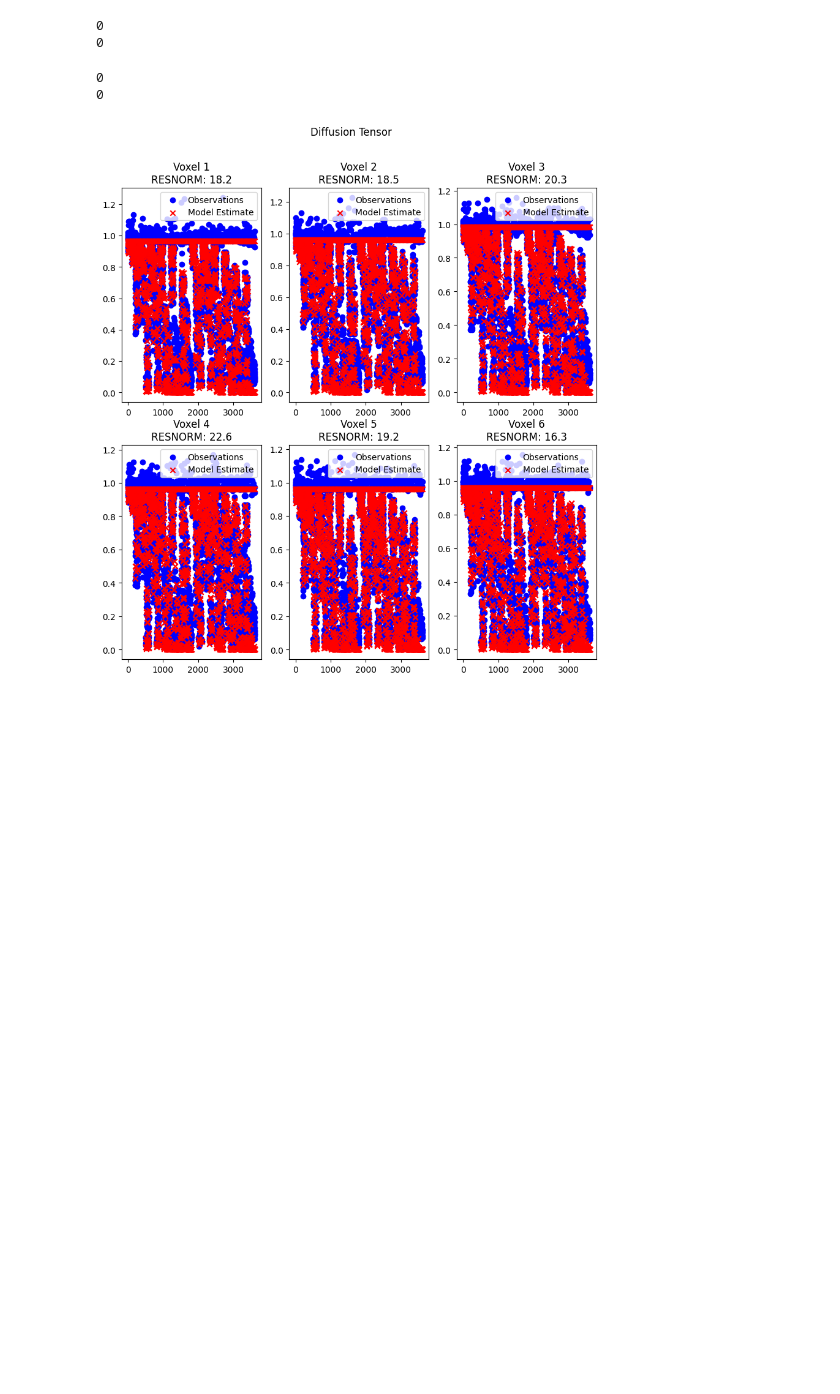
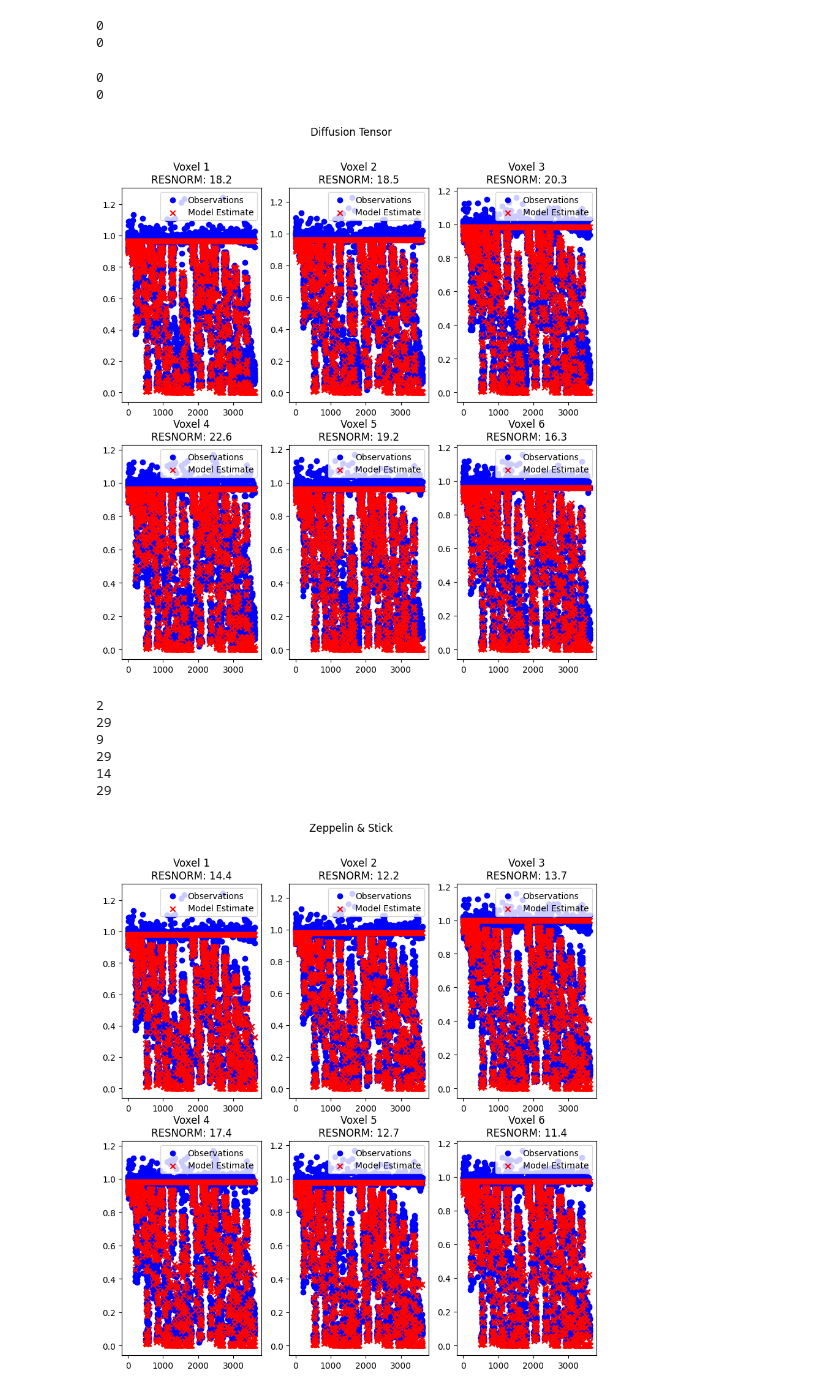
Before and after one commit to fclarke1/modelling-bio-imaging-comp0118, a Jupyter notebook: assignment_1/q1_1.ipynb, the cells around one changed output. Saved outputs shown, nothing was run; the diff lists cells and outputs as text; code cells hidden in the pictures; blank space fills up the shorter version.

```diff
--- a/assignment_1/q1_1.ipynb
+++ b/assignment_1/q1_1.ipynb
@@ -884,7 +884,11 @@ def zeppelin_stick_model(x):
     # eig_val_1 >= eig_val_2 > 0
     # eig_val_1 is assumed to be the same size as diffusivity
     # eig_val_1 is in the same direction as the fibre direction (n_hat)
-    S0, eig_val_1, eig_val_2, f, theta, phi = x
+    # eig_val_1 = eig_val_2 + eig_val_diff
+    # eigenvalues are setup this way so we can easily constrain the inputs
+    S0, eig_val_2, eig_val_diff, f, theta, phi = x
+
+    eig_val_1 = eig_val_2 + eig_val_diff
 
     fibdir = np.array([
         np.cos(phi) * np.sin(theta),
@@ -911,7 +915,7 @@ def zeppelin_stick_model(x):
     return S
 
 
-def zeppelin_stick_turtuosity_model(x):
+def zeppelin_stick_tur_model(x):
     # same as Zeppelin_stick_model but with eig_val_2 = (1-f)*eig_val_1
     S0, eig_val_2, f, theta, phi = x
     eig_val_1 = eig_val_2 / (1-f)
@@ -991,3 +995,22 @@ def DT_constrained_SSD(x, voxel):
     S = DT_model(DT_transform(x))
     # Compute sum of square differences
     return np.sum((voxel - S) ** 2)
+# %%
+# Transformation functions for Zeppelin Stick model
+
+def zeppelin_stick_transform_inv(x):
+    # Given x we transform it to what we want to optimize to constrain it
+    # x = S0, eig_val_2, eig_val_diff, f, theta, phi
+    return [x[0]**0.5, x[1]**0.5, x[2]**0.5, logit(x[3]), logit(x[4]/np.pi), logit(x[5]/(2*np.pi))]
+
+
+def zeppelin_stick_transform(x):
+    # Given transformed x return parameters we are looking for
+    # x = abs(SO)**0.5, abs(eig_val_2)**0.5, abs(eig_val_diff)**0.5, expit(f), expit(theta), expit(phi)
+    return [x[0]**2, x[1]**2, x[2]**2, expit(x[3]), expit(x[4])*np.pi, expit(x[5])*2*np.pi]
+
+
+def zeppelin_stick_constrained_SSD(x, voxel):
+    S = zeppelin_stick_model(zeppelin_stick_transform(x))
+    # Compute sum of square differences
+    return np.sum((voxel - S) ** 2)
@@ -1053,3 +1095,30 @@ for vox in range(num_vox):
 model_plot_results(DT_model, DT_results, D, DT_SSD_results, 'Diffusion Tensor')
 # %% [output]
 [figure]
+# %%
+# Use the transform to find the parameters constrained
+zep_stick_startx = np.array([1,1e-3,1-3,0.5,1,1])
+
+# solve for x in each voxel
+num_param = zep_stick_startx.size
+max_iter = 30
+
+zep_stick_results = np.zeros(shape=(num_vox, num_param))
+zep_stick_SSD_results = np.zeros(shape=(num_vox))
+
+for vox in range(num_vox):
+    x, min_SSD, min_SSD_count = model_SSD_constrained_findSSDmin(zeppelin_stick_constrained_SSD, zeppelin_stick_transform, zeppelin_stick_transform_inv, max_iter, zep_stick_startx, D[:,vox])
+    zep_stick_results[vox] = zeppelin_stick_transform(x)
+    zep_stick_SSD_results[vox] = min_SSD
+    print(find_N_for_95percent_global_min(min_SSD_count / max_iter))
+# %% [output]
+2
+29
+9
+29
+14
+29
+# %%
+model_plot_results(zeppelin_stick_model, zep_stick_results, D, zep_stick_SSD_results, 'Zeppelin & Stick')
+# %% [output]
+[figure, added]
```
Also changed, not shown: parts of 3 cells of this notebook, 1 other file.
